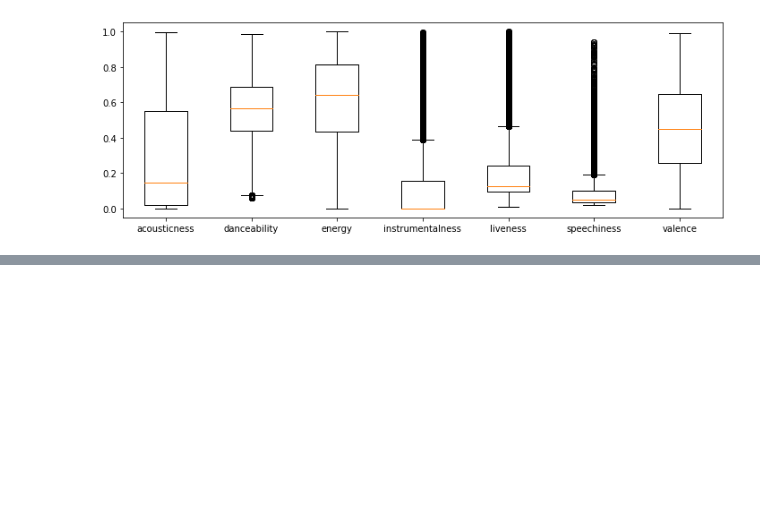
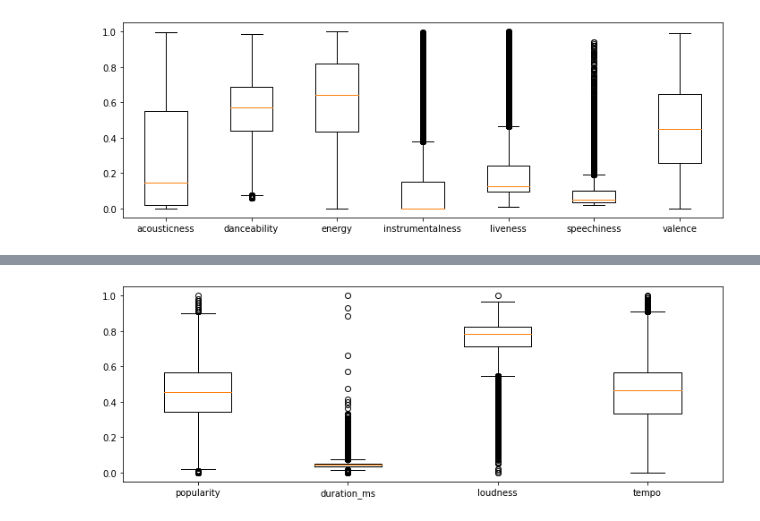
Before and after one commit to alarsen123/music-genre-classification, a Jupyter notebook: MLP2/analysis/analysis.ipynb, the cells around one changed output, grey strips where cells are left out. Saved outputs shown, nothing was run; the diff lists cells and outputs as text; code cells hidden in the pictures; blank space fills up the shorter version.

```diff
--- a/MLP2/analysis/analysis.ipynb
+++ b/MLP2/analysis/analysis.ipynb
@@ -377,0 +403,5 @@ plt.show()
+# %%
+# Normalize the data
+mean_filled[['popularity', 'duration_ms', 'loudness', 'tempo']] = scaler.fit_transform(mean_filled[['popularity', 'duration_ms', 'loudness', 'tempo']])
+
+mean_filled.describe()
@@ -377,0 +426,8 @@ plt.show()
+# %%
+cols = mean_filled[['popularity', 'duration_ms', 'loudness', 'tempo']]
+plt.figure(figsize=(12,4))
+plt.boxplot([cols[column] for column in cols.columns],
+labels= [column for column in cols.columns])
+plt.show()
+# %% [output]
+[figure, added]
```
Also changed, not shown: parts of 11 cells of this notebook.
